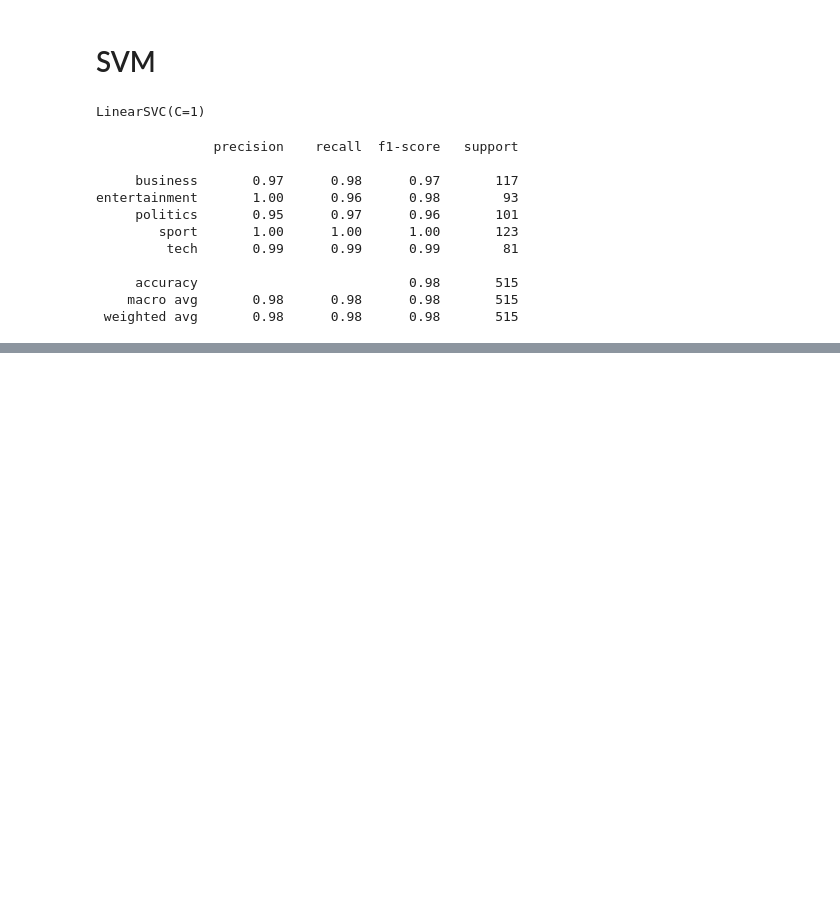
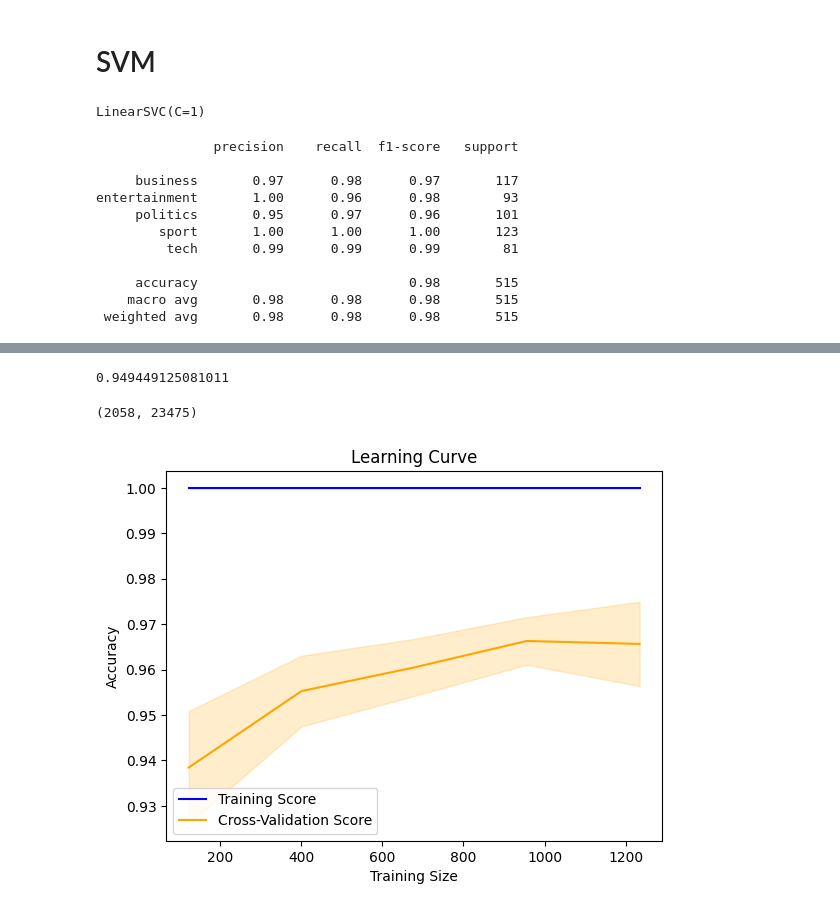
Before and after one commit to marwahfaraj/BBC_new_topic_classification, a Jupyter notebook: Git Hub.ipynb, the cells around one changed output, grey strips where cells are left out. Drawn from its saved outputs; the diff is of its cells as text; code cells hidden in the pictures; blank space fills up the shorter version.

```diff
--- a/Git Hub.ipynb
+++ b/Git Hub.ipynb
@@ -235,0 +432,46 @@ entertainment       1.00      0.96      0.98        93
+# %%
+rf_trim.oob_score_
+# %% [output]
+0.949449125081011
+# %%
+trimmed_df.shape
+# %% [output]
+(2058, 23475)
+# %%
+more_to_drop = sums.index[7711:23474].tolist()
+# %%
+trimmed_again = trimmed_df.drop(columns = more_to_drop, axis = 1)
+# %%
+X_trim = trimmed_again.iloc[:, 1:]
+y_trim = trimmed_again.iloc[:, 0]
+# %%
+X_trim_train02, X_trim_test02, y_trim_train02, y_trim_test02 = train_test_split(X_trim, y_trim, test_size = .25, random_state = 12)
+#svm_model_trim02 = LinearSVC(C = 1, max_iter = 1000)
+#svm_model_trim02.fit(X_trim_train02, y_trim_train02)
+#trim_preds02 = svm_model_trim02.predict(X_trim_test02)
+#print(classification_report(y_trim_test02, trim_preds02))
+# %%
+train_sizes, train_scores, test_scores = learning_curve(
+    svm_model_trim02, X_trim_train02, y_trim_train02, cv=5, scoring='accuracy', n_jobs=-1
+)
+
+# Calculate mean and standard deviation
+train_mean = np.mean(train_scores, axis=1)
+train_std = np.std(train_scores, axis=1)
+test_mean = np.mean(test_scores, axis=1)
+test_std = np.std(test_scores, axis=1)
+
+# Plot learning curve
+plt.plot(train_sizes, train_mean, label="Training Score", color="blue")
+plt.plot(train_sizes, test_mean, label="Cross-Validation Score", color="orange")
+
+plt.fill_between(train_sizes, train_mean - train_std, train_mean + train_std, color="blue", alpha=0.2)
+plt.fill_between(train_sizes, test_mean - test_std, test_mean + test_std, color="orange", alpha=0.2)
+
+plt.title("Learning Curve")
+plt.xlabel("Training Size")
+plt.ylabel("Accuracy")
+plt.legend(loc="best")
+plt.show()
+# %% [output]
+[figure, added]
```
Also changed, not shown: parts of 48 cells of this notebook.
